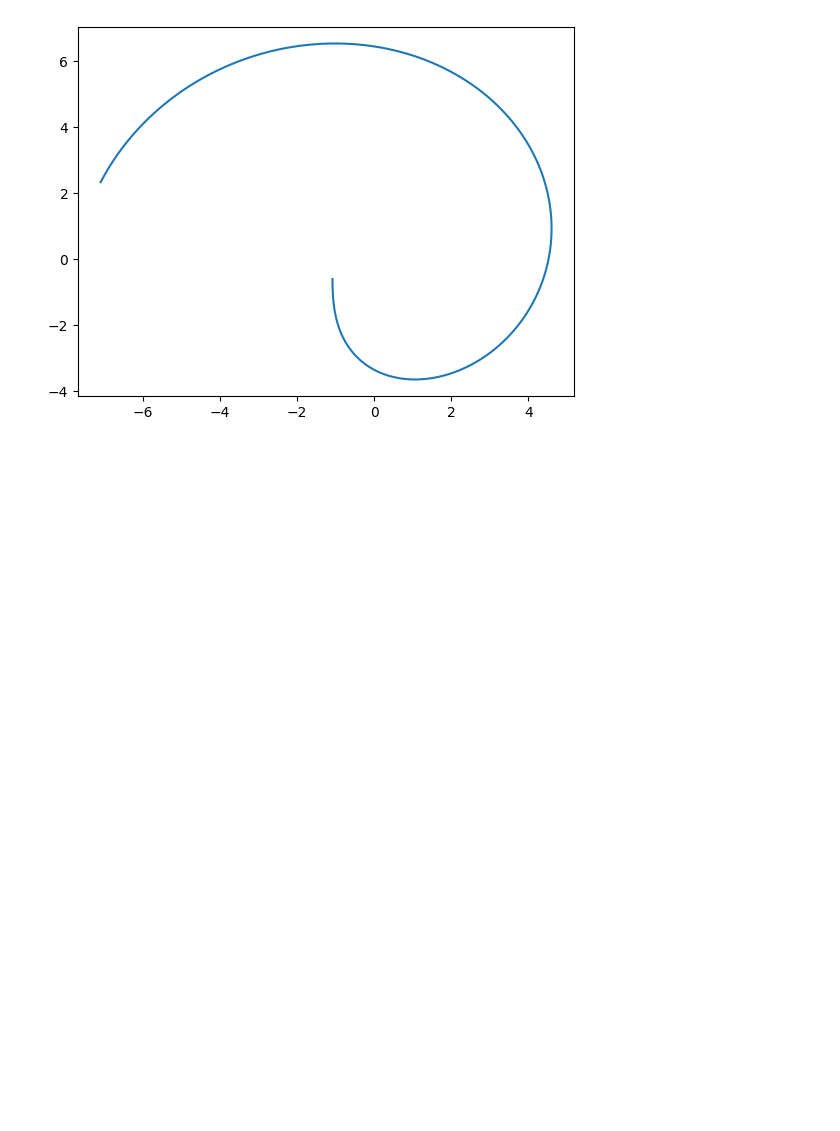
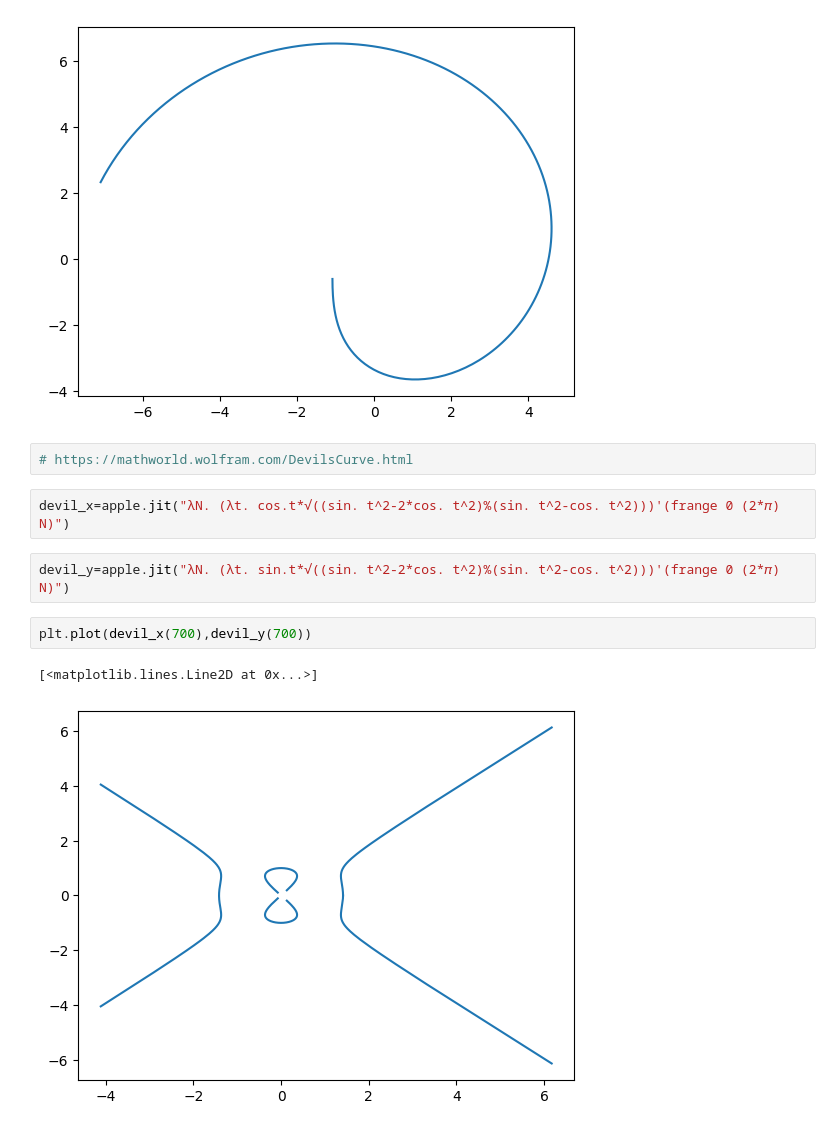
Before and after one commit to seanpm2001/apple, a Jupyter notebook: nb/polar.ipynb, the cells around one changed output. Saved outputs shown, nothing was run; the diff lists cells and outputs as text; blank space fills up the shorter version.

Commit message:
devil's curve...

```diff
--- a/nb/polar.ipynb
+++ b/nb/polar.ipynb
@@ -24,3 +24,14 @@ plt.plot(aztema_x(200),aztema_y(200))
 # %% [output]
 [<matplotlib.lines.Line2D at 0x...>]
 [figure]
+# %%
+# https://mathworld.wolfram.com/DevilsCurve.html
+# %%
+devil_x=apple.jit("λN. (λt. cos.t*√((sin. t^2-2*cos. t^2)%(sin. t^2-cos. t^2)))'(frange 0 (2*𝜋) N)")
+# %%
+devil_y=apple.jit("λN. (λt. sin.t*√((sin. t^2-2*cos. t^2)%(sin. t^2-cos. t^2)))'(frange 0 (2*𝜋) N)")
+# %%
+plt.plot(devil_x(700),devil_y(700))
+# %% [output]
+[<matplotlib.lines.Line2D at 0x...>]
+[figure, added]
```
Also changed, not shown: parts of 2 cells of this notebook.
